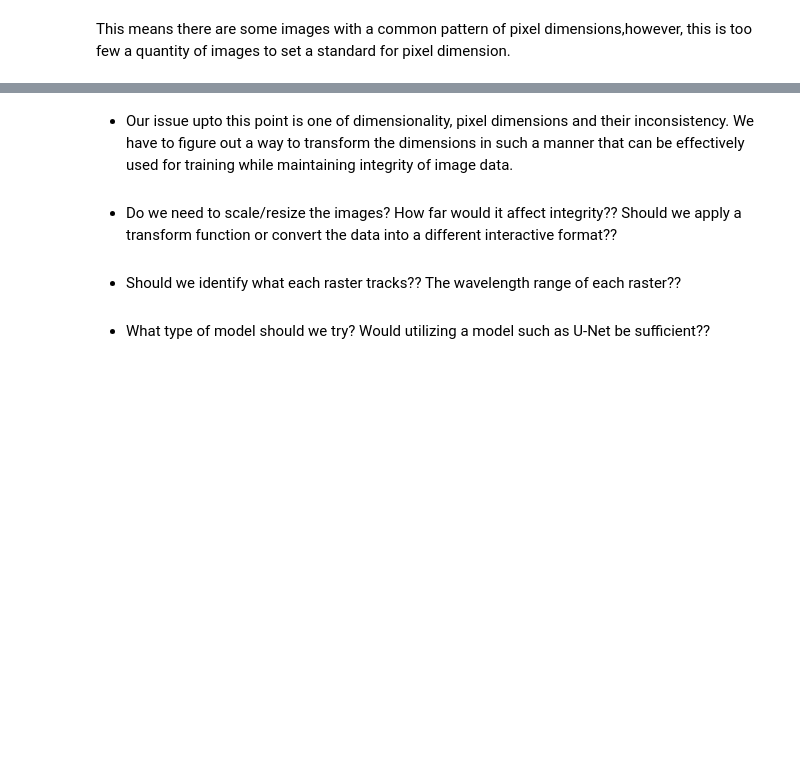
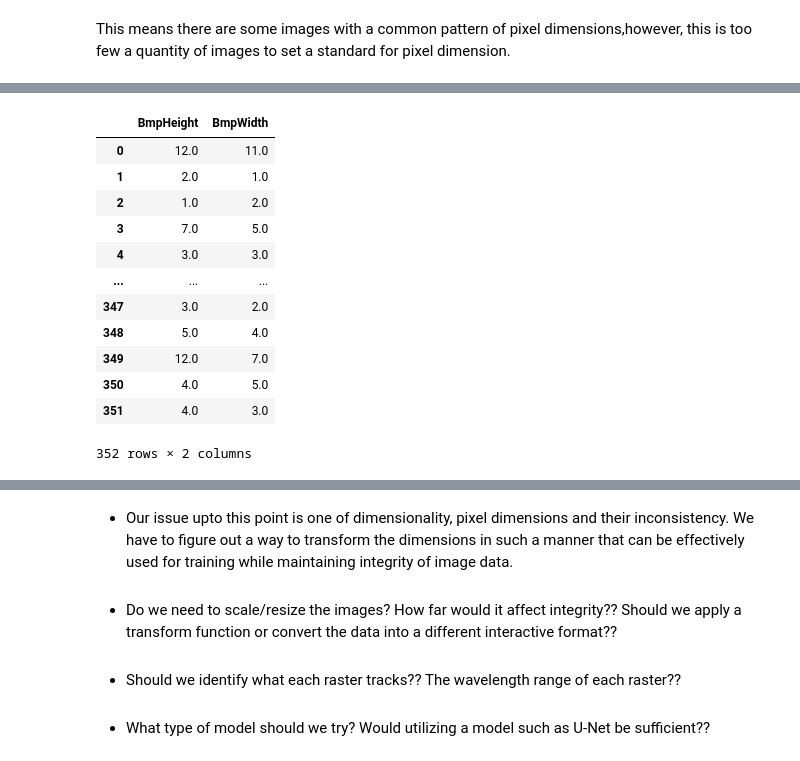
Before and after one commit to tejes16/Smoke-detection-AI, a Jupyter notebook: Copy_of_SmokeDetect_(3).ipynb, the cells around one changed output, grey strips where cells are left out. Drawn from its saved outputs; the diff is of its cells as text; code cells hidden in the pictures; blank space fills up the shorter version.

```diff
--- a/Copy_of_SmokeDetect_(3).ipynb
+++ b/Copy_of_SmokeDetect_(3).ipynb
@@ -336,0 +344,16 @@ This means there are some images with a common pattern of pixel dimensions,howev
+# %%
+(bmpframe/32).round()
+# %% [output]
+|  | BmpHeight | BmpWidth |
+| 0 | 12.0 | 11.0 |
+| 1 | 2.0 | 1.0 |
+| 2 | 1.0 | 2.0 |
+| 3 | 7.0 | 5.0 |
+| 4 | 3.0 | 3.0 |
+| ... | ... | ... |
+| 347 | 3.0 | 2.0 |
+| 348 | 5.0 | 4.0 |
+| 349 | 12.0 | 7.0 |
+| 350 | 4.0 | 5.0 |
+| 351 | 4.0 | 3.0 |
+352 rows × 2 columns
```
Also changed, not shown: parts of 52 cells of this notebook.
